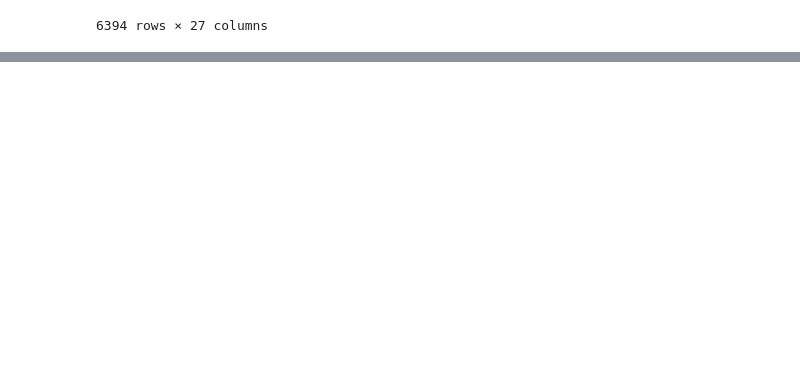
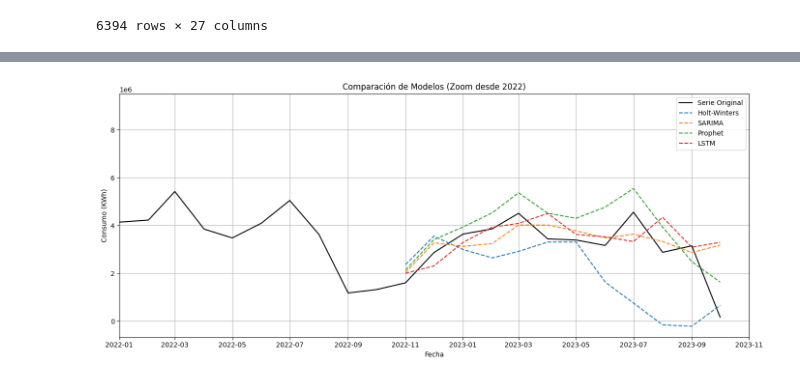
Before and after one commit to JuanDavidPerdomo/epm-rnn101, a Jupyter notebook: time_series.ipynb, the cells around one changed output, grey strips where cells are left out. Cells and saved outputs as stored; diff of their text form; code cells hidden in the pictures; blank space fills up the shorter version.

```diff
--- a/time_series.ipynb
+++ b/time_series.ipynb
@@ -211,0 +252,22 @@ df_mensual
+# %%
+import statsmodels.api as sm
+
+# Entrenar el modelo SARIMA(p,d,q)(P,D,Q,s)
+# Puedes ajustar estos parámetros más adelante con grid search o auto_arima
+model_sarima = sm.tsa.SARIMAX(
+    train['y'],
+    order=(1, 1, 1),              # p, d, q
+    seasonal_order=(1, 1, 1, 12), # P, D, Q, s (s = 12 meses)
+    enforce_stationarity=False,
+    enforce_invertibility=False
+).fit()
+
+# Predicción
+pred_sarima = model_sarima.forecast(steps=12)
+
+# Evaluación
+mae_sarima = mean_absolute_error(test['y'], pred_sarima)
+rmse_sarima = np.sqrt(mean_squared_error(test['y'], pred_sarima))
+
+print(f"SARIMA MAE: {mae_sarima:.2f}")
+print(f"SARIMA RMSE: {rmse_sarima:.2f}")
@@ -211,0 +395,24 @@ df_mensual
+# %%
+# Gráfica con zoom desde 2020
+plt.figure(figsize=(14, 6))
+plt.plot(df_mensual['ds'], df_mensual['y'], label='Serie Original', color='black')
+
+# Agregamos las predicciones desde el test set
+plt.plot(plot_df['ds'], plot_df['Holt-Winters'], label='Holt-Winters', linestyle='--')
+plt.plot(plot_df['ds'], plot_df['SARIMA'], label='SARIMA', linestyle='--')
+plt.plot(plot_df['ds'], plot_df['Prophet'], label='Prophet', linestyle='--')
+plt.plot(plot_df['ds'], plot_df['LSTM'], label='LSTM', linestyle='--')
+
+# Aplicamos zoom
+plt.xlim(pd.Timestamp('2022-01-01'), df_mensual['ds'].max() + pd.DateOffset(months=1))
+
+# Estética del gráfico
+plt.title('Comparación de Modelos (Zoom desde 2022)')
+plt.xlabel('Fecha')
+plt.ylabel('Consumo (KWh)')
+plt.legend()
+plt.grid(True)
+plt.tight_layout()
+plt.show()
+# %% [output]
+[figure, added]
```
Also changed, not shown: parts of 12 cells of this notebook.
